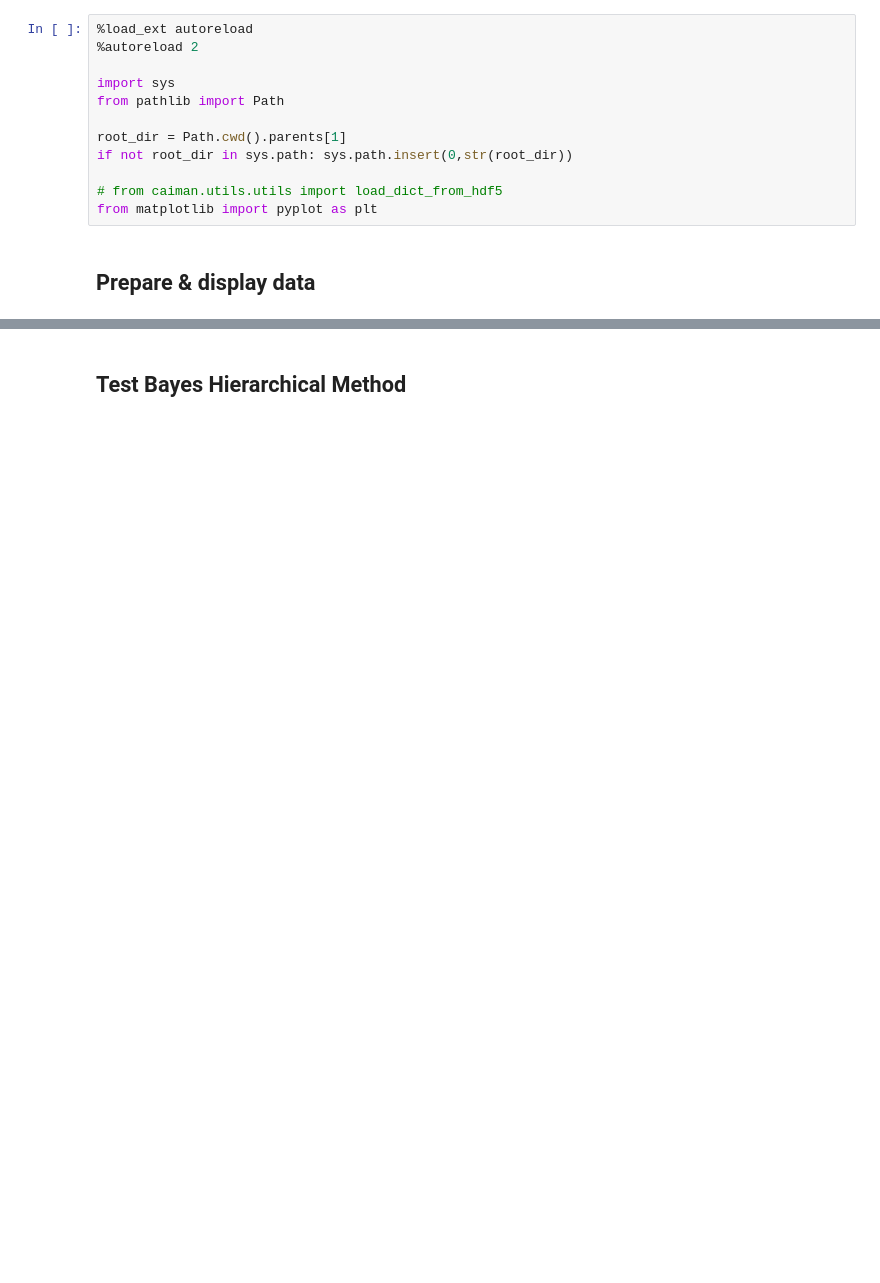
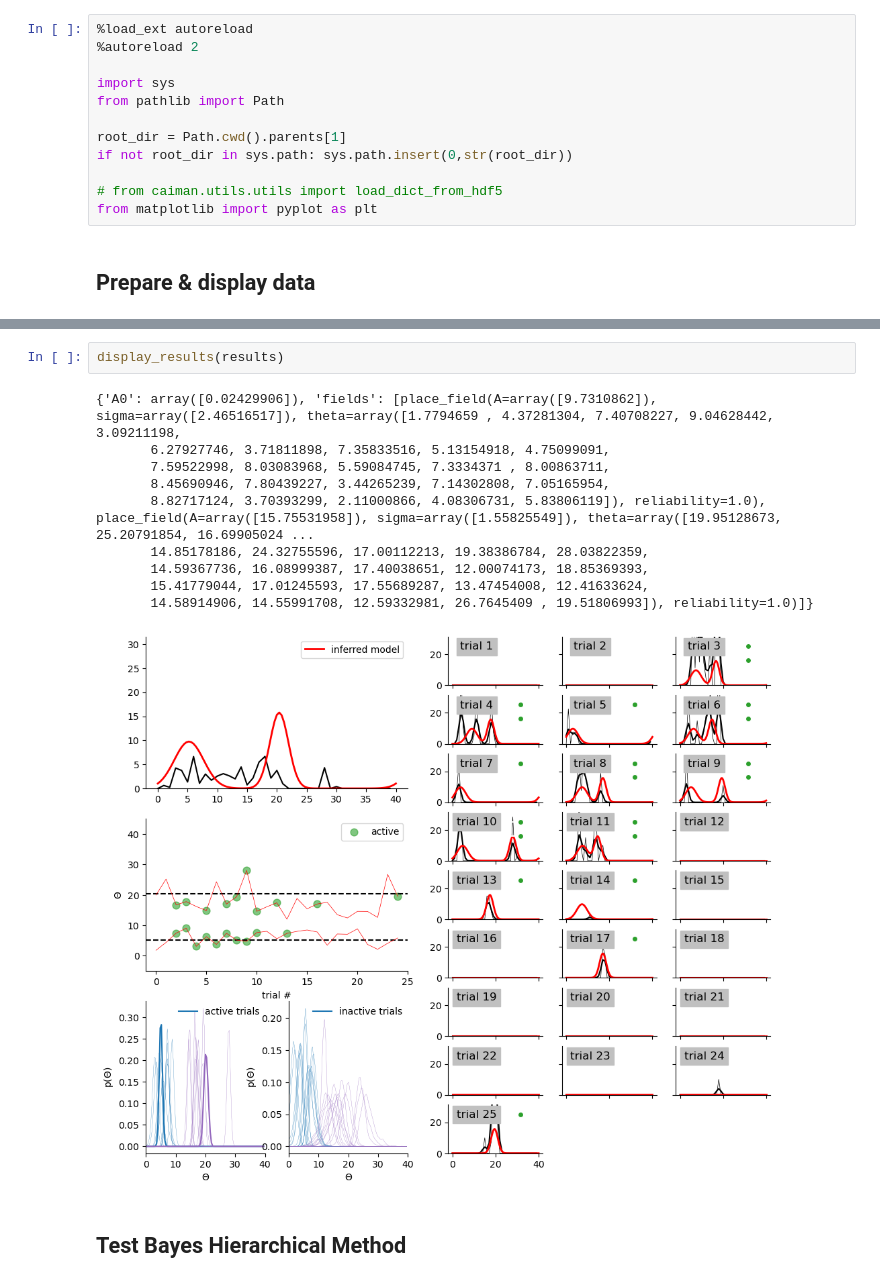
Before and after one commit to woxxel/placefield_detection, a Jupyter notebook: notebooks/test_placefield_detection_methods.ipynb, the cells around one changed output, grey strips where cells are left out. Drawn from its saved outputs; the diff is of its cells as text; blank space fills up the shorter version.

```diff
--- a/notebooks/test_placefield_detection_methods.ipynb
+++ b/notebooks/test_placefield_detection_methods.ipynb
@@ -89,3 +104,16 @@ plot_activity(activity, behavior, f=f)
+# %%
+display_results(results)
+# %% [output]
+{'A0': array([0.02429906]), 'fields': [place_field(A=array([9.7310862]), sigma=array([2.46516517]), theta=array([1.7794659 , 4.37281304, 7.40708227, 9.04628442, 3.09211198,
+       6.27927746, 3.71811898, 7.35833516, 5.13154918, 4.75099091,
+       7.59522998, 8.03083968, 5.59084745, 7.3334371 , 8.00863711,
+       8.45690946, 7.80439227, 3.44265239, 7.14302808, 7.05165954,
+       8.82717124, 3.70393299, 2.11000866, 4.08306731, 5.83806119]), reliability=1.0), place_field(A=array([15.75531958]), sigma=array([1.55825549]), theta=array([19.95128673, 25.20791854, 16.69905024 ...
+       14.85178186, 24.32755596, 17.00112213, 19.38386784, 28.03822359,
+       14.59367736, 16.08999387, 17.40038651, 12.00074173, 18.85369393,
+       15.41779044, 17.01245593, 17.55689287, 13.47454008, 12.41633624,
+       14.58914906, 14.55991708, 12.59332981, 26.7645409 , 19.51806993]), reliability=1.0)]}
+[figure, added]
 # %% [markdown]
 ## Test Bayes Hierarchical Method
 # %%
```
Also changed, not shown: parts of 30 cells of this notebook, 8 other files.
